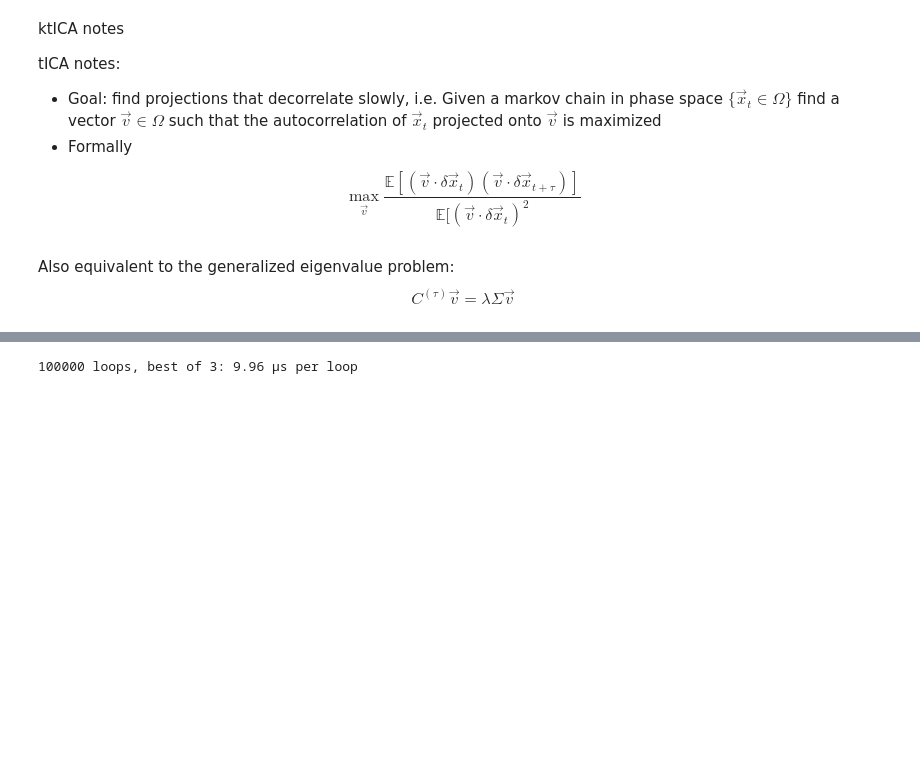
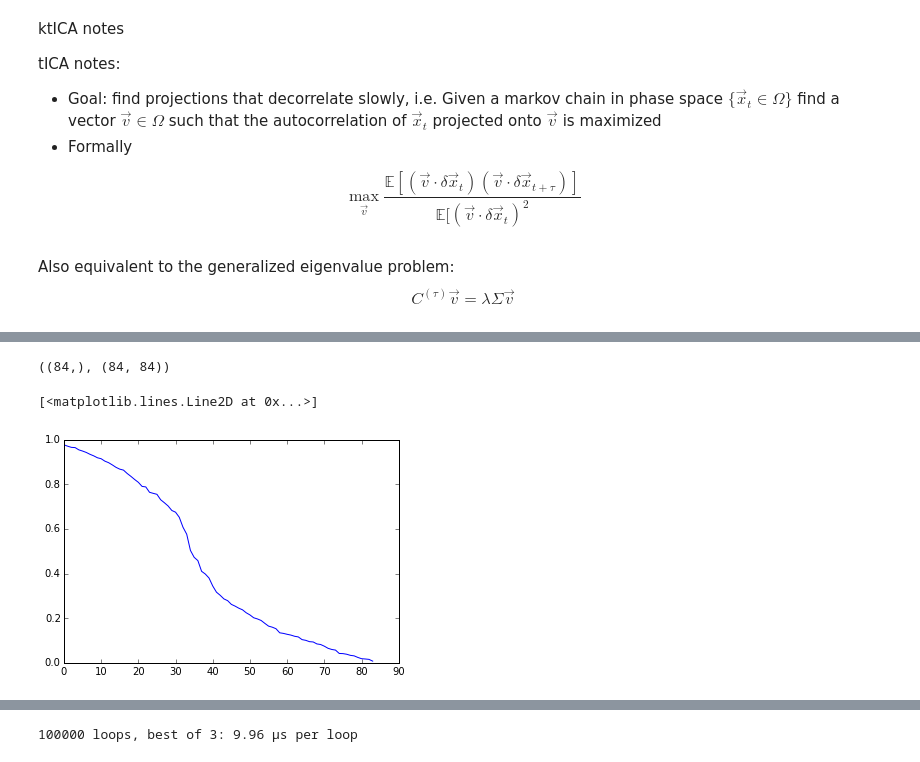
Before and after one commit to maxentile/msm-learn, a Jupyter notebook: notebooks/ICA, tICA, and Bayes.ipynb, the cells around one changed output, grey strips where cells are left out. Cells and saved outputs as stored; diff of their text form; code cells hidden in the pictures; blank space fills up the shorter version.

```diff
--- a/notebooks/ICA, tICA, and Bayes.ipynb
+++ b/notebooks/ICA, tICA, and Bayes.ipynb
@@ -308,0 +328,13 @@ w,v = linalg.eigh(a,b)
+# %%
+a,b = time_lag_corr_cov(df_megatraj_full[0],100)
+w,v = linalg.eigh(a,b)
+print(w.shape,v.shape)
+w = w[::-1]
+v = v[:,::-1]
+# %% [output]
+((84,), (84, 84))
+# %%
+pl.plot(w)
+# %% [output]
+[<matplotlib.lines.Line2D at 0x...>]
+[figure, added]
```
Also changed, not shown: parts of 58 cells of this notebook, 35 other files.
